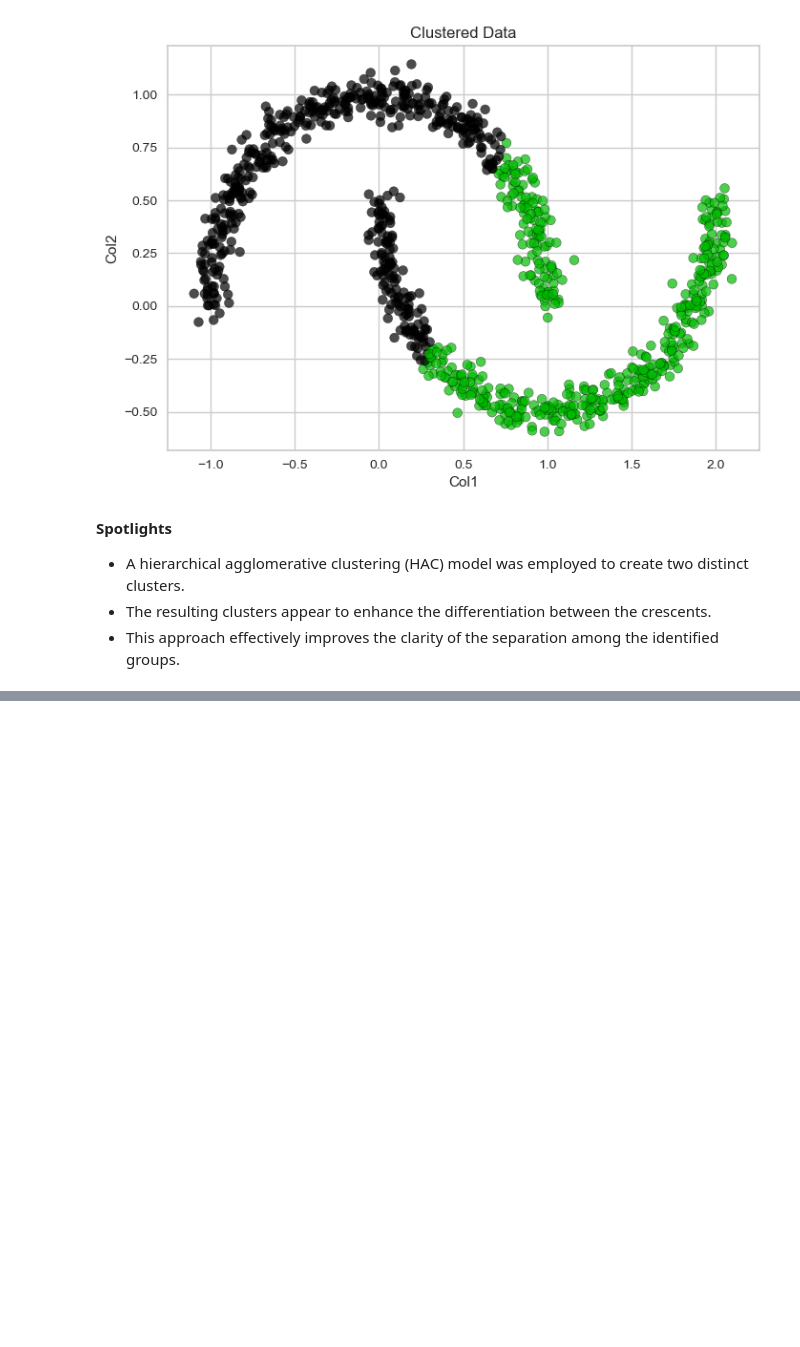
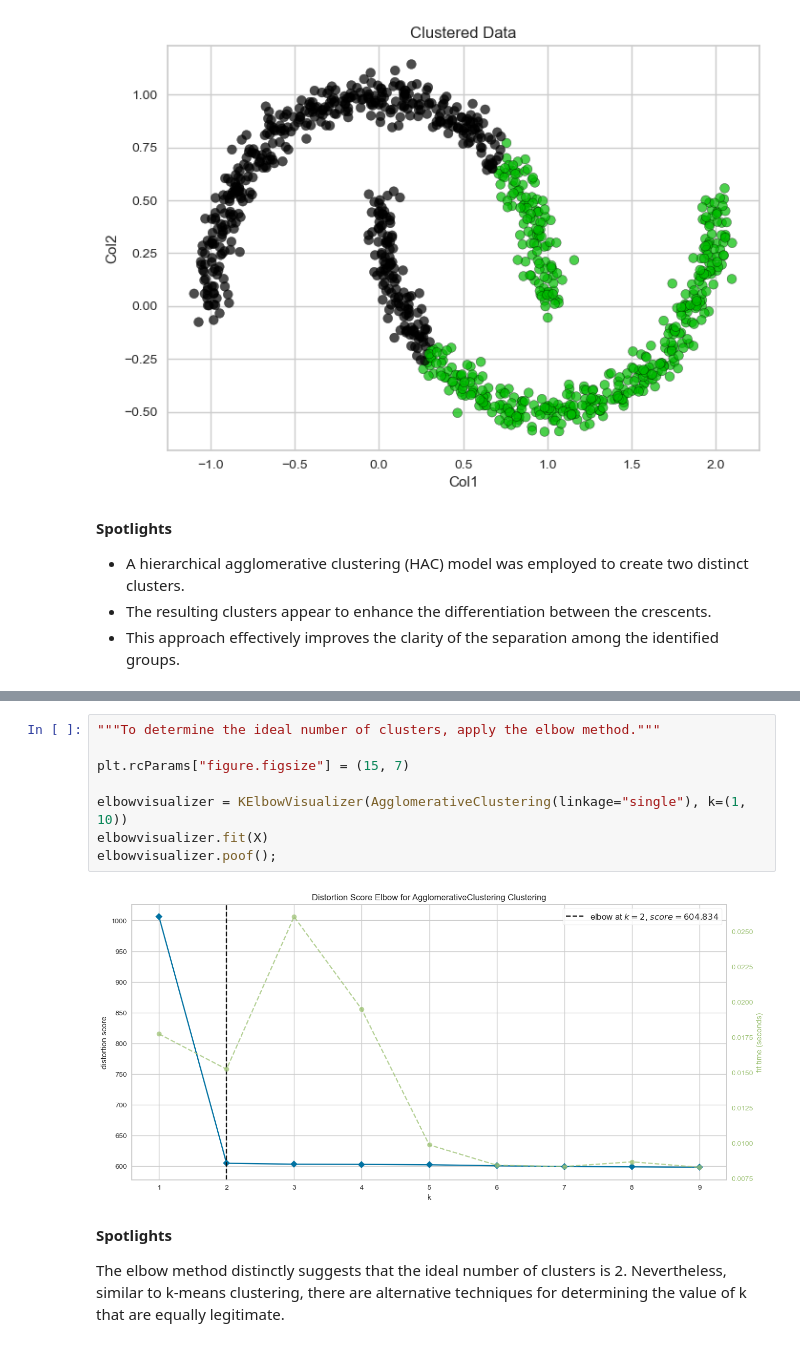
Before and after one commit to tyrantdavis/Hierarchical-Clustering-Model, a Jupyter notebook: hierarchical-clustering-moons.ipynb, the cells around one changed output, grey strips where cells are left out. Cells and saved outputs as stored; diff of their text form; blank space fills up the shorter version.

Commit message:
Use elbow method to determine the number of clusters.

```diff
--- a/hierarchical-clustering-moons.ipynb
+++ b/hierarchical-clustering-moons.ipynb
@@ -218,0 +223,14 @@ graph_clusters()
+# %%
+"""To determine the ideal number of clusters, apply the elbow method."""
+
+plt.rcParams["figure.figsize"] = (15, 7)
+
+elbowvisualizer = KElbowVisualizer(AgglomerativeClustering(linkage="single"), k=(1, 10))
+elbowvisualizer.fit(X)
+elbowvisualizer.poof();
+# %% [output]
+[figure, added]
+# %% [markdown]
+**Spotlights**
+
+The elbow method distinctly suggests that the ideal number of clusters is 2. Nevertheless, similar to k-means clustering, there are alternative techniques for determining the value of k that are equally legitimate.
```
Also changed, not shown: parts of 1 cell of this notebook.
